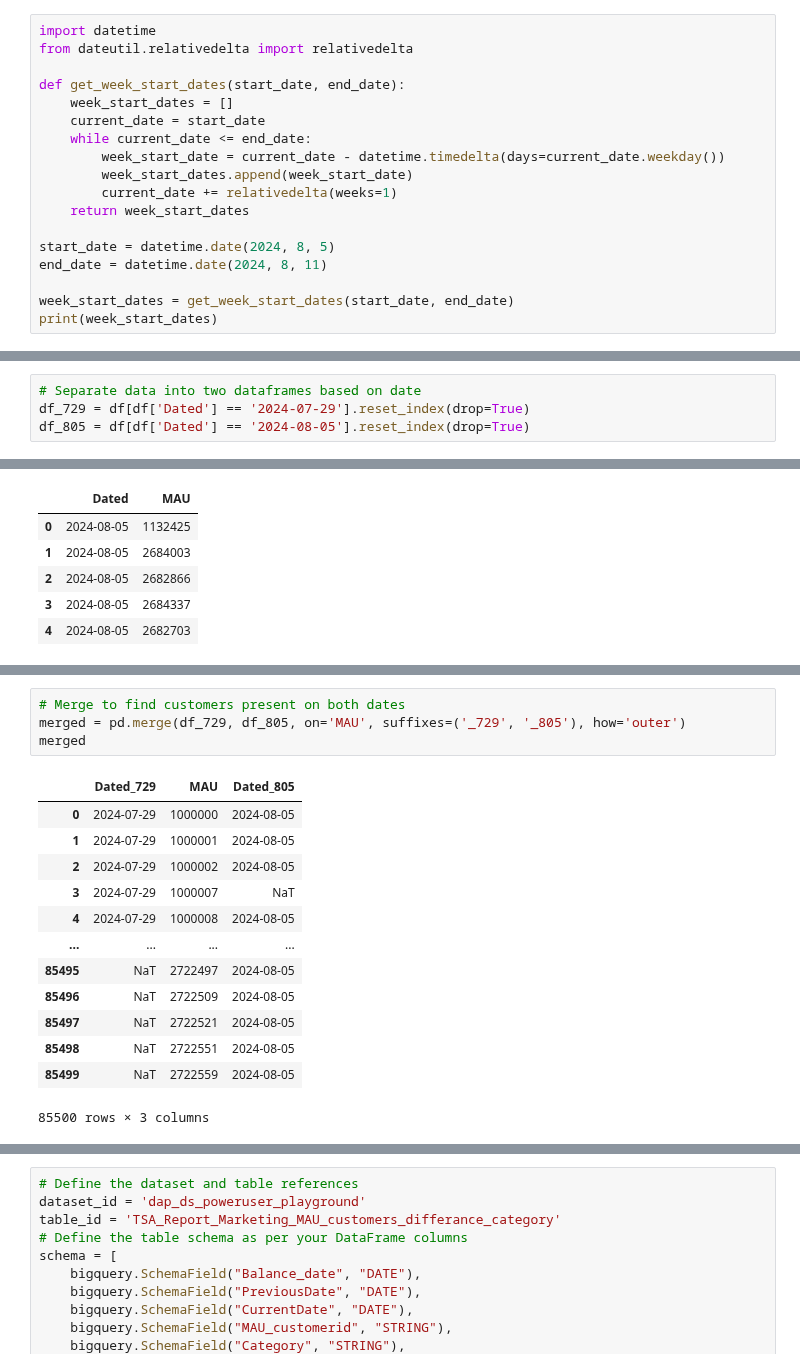
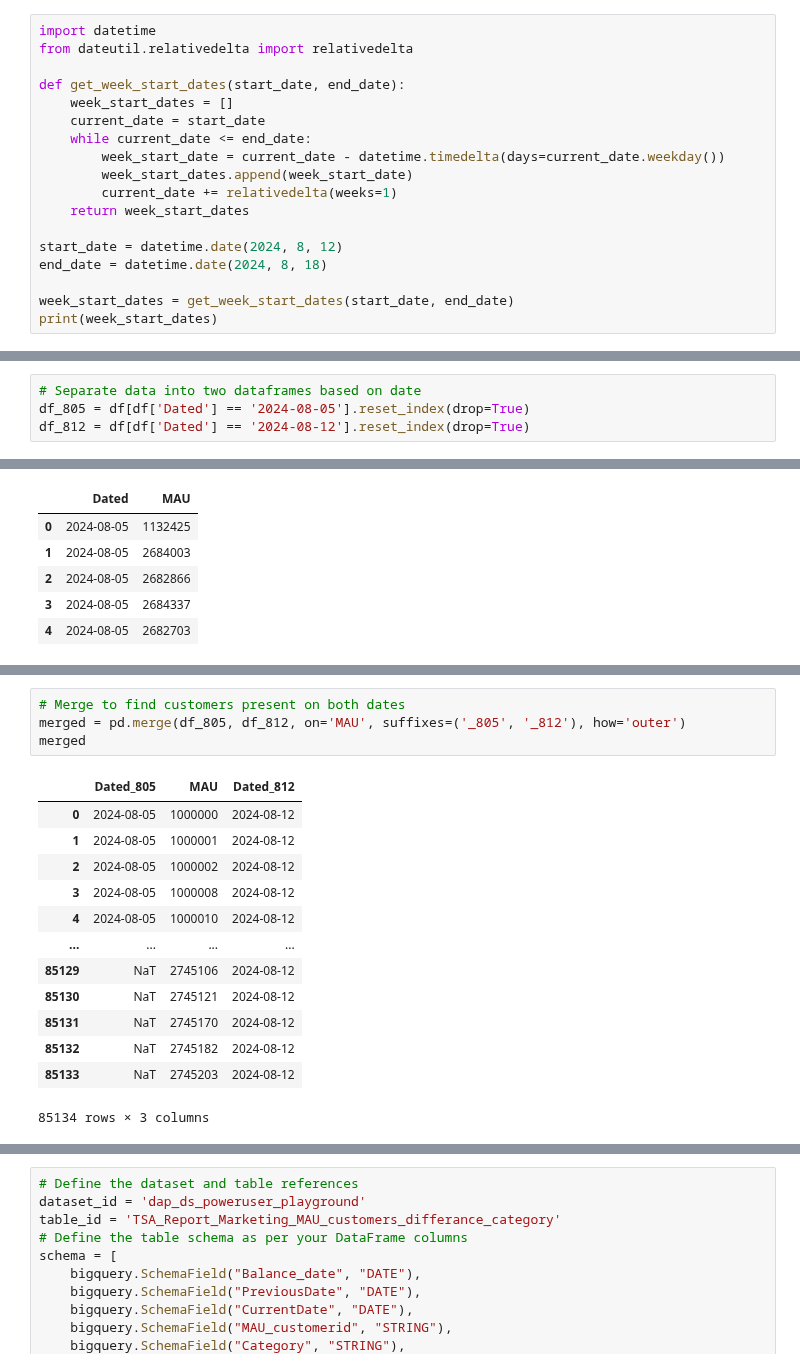
Before and after one commit to dchakroborti-tonik/MAU_MMAU_REPORT, a Jupyter notebook: TSA_REPORT_TEMPLATE_v2.ipynb, the cells around one changed output, grey strips where cells are left out. Saved outputs shown, nothing was run; the diff lists cells and outputs as text.

Commit message:
Made changes to add data for Week starting 12-08-2024

```diff
--- a/TSA_REPORT_TEMPLATE_v2.ipynb
+++ b/TSA_REPORT_TEMPLATE_v2.ipynb
@@ -35,8 +35,8 @@ def get_week_start_dates(start_date, end_date):
         current_date += relativedelta(weeks=1)
     return week_start_dates
 
-start_date = datetime.date(2024, 8, 5)
-end_date = datetime.date(2024, 8, 11)
+start_date = datetime.date(2024, 8, 12)
+end_date = datetime.date(2024, 8, 18)
 
 week_start_dates = get_week_start_dates(start_date, end_date)
 print(week_start_dates)
@@ -731,4 +731,4 @@ Length: 8, dtype: datetime64[ns]
 # %%
 # Separate data into two dataframes based on date
-df_729 = df[df['Dated'] == '2024-07-29'].reset_index(drop=True)
 df_805 = df[df['Dated'] == '2024-08-05'].reset_index(drop=True)
+df_812 = df[df['Dated'] == '2024-08-12'].reset_index(drop=True)
@@ -753,21 +753,21 @@ df_805.head()
 # %%
 # Merge to find customers present on both dates
-merged = pd.merge(df_729, df_805, on='MAU', suffixes=('_729', '_805'), how='outer')
+merged = pd.merge(df_805, df_812, on='MAU', suffixes=('_805', '_812'), how='outer')
 merged
 # %% [output]
-|  | Dated_729 | MAU | Dated_805 |
-| 0 | 2024-07-29 | 1000000 | 2024-08-05 |
-| 1 | 2024-07-29 | 1000001 | 2024-08-05 |
-| 2 | 2024-07-29 | 1000002 | 2024-08-05 |
-| 3 | 2024-07-29 | 1000007 | NaT |
-| 4 | 2024-07-29 | 1000008 | 2024-08-05 |
+|  | Dated_805 | MAU | Dated_812 |
+| 0 | 2024-08-05 | 1000000 | 2024-08-12 |
+| 1 | 2024-08-05 | 1000001 | 2024-08-12 |
+| 2 | 2024-08-05 | 1000002 | 2024-08-12 |
+| 3 | 2024-08-05 | 1000008 | 2024-08-12 |
+| 4 | 2024-08-05 | 1000010 | 2024-08-12 |
 | ... | ... | ... | ... |
-| 85495 | NaT | 2722497 | 2024-08-05 |
-| 85496 | NaT | 2722509 | 2024-08-05 |
-| 85497 | NaT | 2722521 | 2024-08-05 |
-| 85498 | NaT | 2722551 | 2024-08-05 |
-| 85499 | NaT | 2722559 | 2024-08-05 |
+| 85129 | NaT | 2745106 | 2024-08-12 |
+| 85130 | NaT | 2745121 | 2024-08-12 |
+| 85131 | NaT | 2745170 | 2024-08-12 |
+| 85132 | NaT | 2745182 | 2024-08-12 |
+| 85133 | NaT | 2745203 | 2024-08-12 |
-85500 rows × 3 columns
+85134 rows × 3 columns
 # %%
 # Function to categorize customer presence
 def categorize_presence(row):
```
Also changed, not shown: parts of 27 cells of this notebook.
